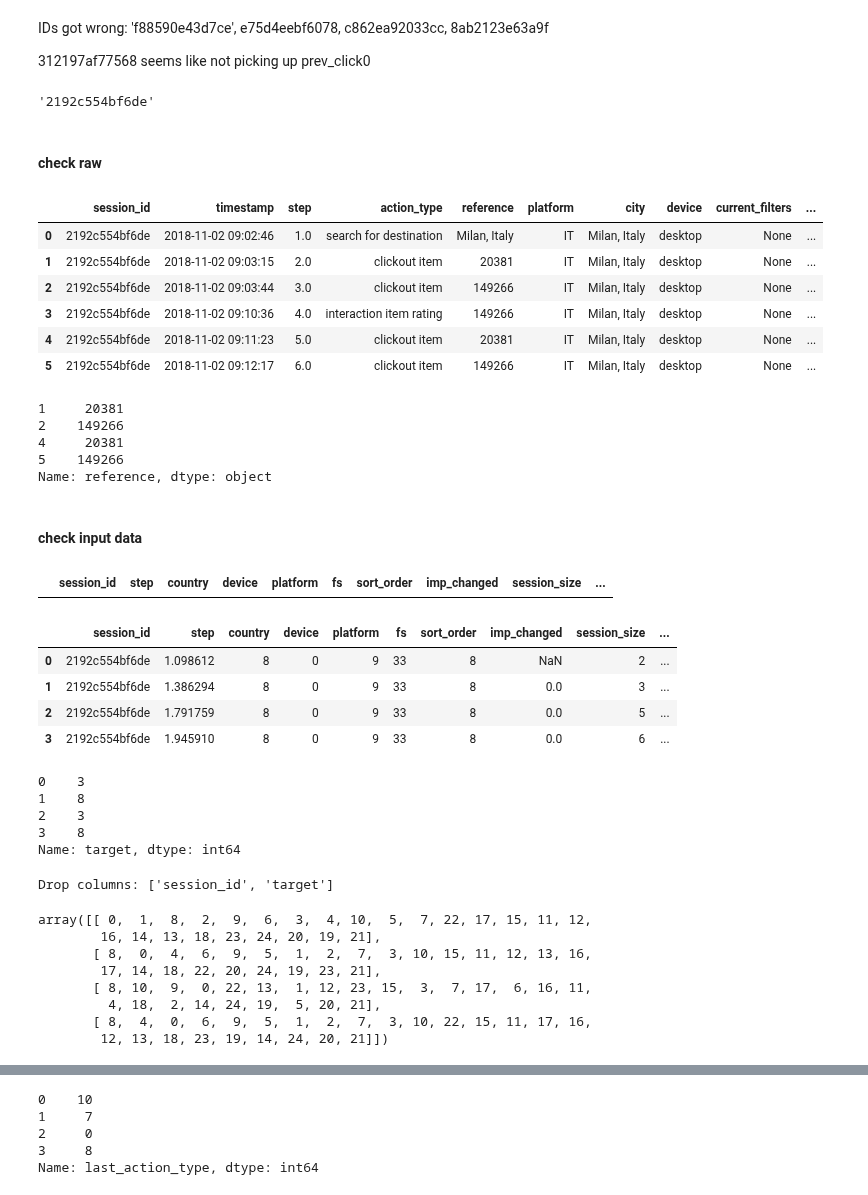
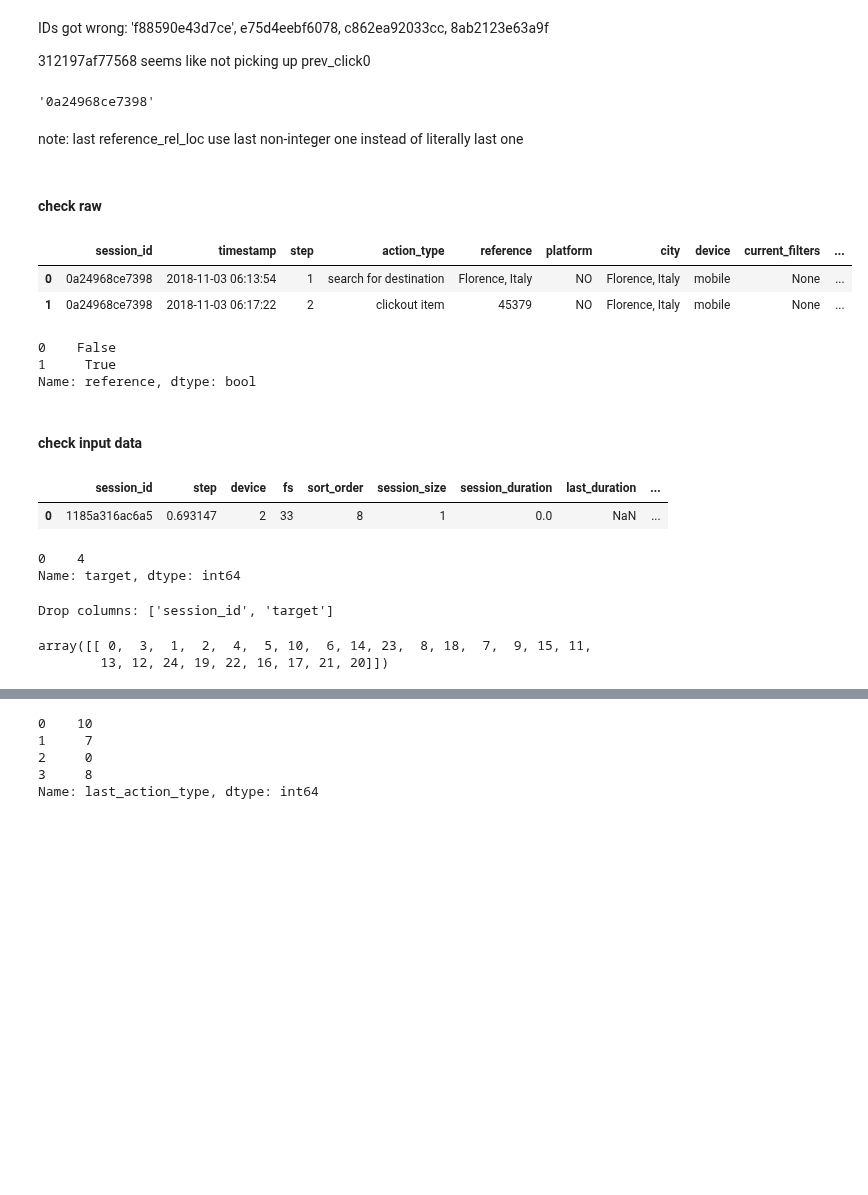
Before and after one commit to samshipengs/naps, a Jupyter notebook: lgb_model_checking.ipynb, the cells around one changed output, grey strips where cells are left out. Drawn from its saved outputs; the diff is of its cells as text; code cells hidden in the pictures; blank space fills up the shorter version.

```diff
--- a/lgb_model_checking.ipynb
+++ b/lgb_model_checking.ipynb
@@ -250,10 +232,12 @@ IDs got wrong: 'f88590e43d7ce', e75d4eebf6078, c862ea92033cc, 8ab2123e63a9f
 312197af77568 seems like not picking up prev_click0
 # %%
 rid = np.random.choice(train_ids, 1)[0]
-rid = '2192c554bf6de'    # 5fdd2d5448384, 92423d4a7ddf0
+# rid = '2192c554bf6de'    # 5fdd2d5448384, 92423d4a7ddf0
 rid
 # %% [output]
-'2192c554bf6de'
+'0a24968ce7398'
+# %% [markdown]
+note: last reference_rel_loc use last non-integer one instead of literally last one
 # %% [markdown]
 #### check raw
 # %%
@@ -262,12 +246,8 @@ rid
 # %%
 clean_demo, answer = display_clean(rid, show_answer=True)
 assign_ratio(clean_demo)
-clean_demo
+clean_demo.style.apply(lambda x: ['background: lightblue' if x.action_type == 'clickout item' else '' for i in x], axis=1)
 # %% [output]
 |  | session_id | timestamp | step | action_type | reference | platform | city | device | current_filters | ... |
-| 0 | 2192c554bf6de | 2018-11-02 09:02:46 | 1.0 | search for destination | Milan, Italy | IT | Milan, Italy | desktop | None | ... |
-| 1 | 2192c554bf6de | 2018-11-02 09:03:15 | 2.0 | clickout item | 20381 | IT | Milan, Italy | desktop | None | ... |
-| 2 | 2192c554bf6de | 2018-11-02 09:03:44 | 3.0 | clickout item | 149266 | IT | Milan, Italy | desktop | None | ... |
-| 3 | 2192c554bf6de | 2018-11-02 09:10:36 | 4.0 | interaction item rating | 149266 | IT | Milan, Italy | desktop | None | ... |
-| 4 | 2192c554bf6de | 2018-11-02 09:11:23 | 5.0 | clickout item | 20381 | IT | Milan, Italy | desktop | None | ... |
-| 5 | 2192c554bf6de | 2018-11-02 09:12:17 | 6.0 | clickout item | 149266 | IT | Milan, Italy | desktop | None | ... |
+| 0 | 0a24968ce7398 | 2018-11-03 06:13:54 | 1 | search for destination | Florence, Italy | NO | Florence, Italy | mobile | None | ... |
+| 1 | 0a24968ce7398 | 2018-11-03 06:17:22 | 2 | clickout item | 45379 | NO | Florence, Italy | mobile | None | ... |
@@ -292,32 +254,22 @@ clean_demo
-# %%
-answer
-# %% [output]
-1     20381
-2    149266
-4     20381
-5    149266
-Name: reference, dtype: object
+# %%
+clean_demo.reference.str.contains(r'^\d+$')
+# %% [output]
+0    False
+1     True
+Name: reference, dtype: bool
 # %% [markdown]
 #### check input data
 # %%
-input_demo, targets = display_input(train_inputs, rid)
-input_demo
+# input_demo, targets = display_input(train_inputs, rid)
+# input_demo
-# %% [output]
-|  | session_id | step | country | device | platform | fs | sort_order | imp_changed | session_size | ... |
 # %%
 input_demo, targets = display_input(train_dir_inputs, rid)
 input_demo
 # %% [output]
-|  | session_id | step | country | device | platform | fs | sort_order | imp_changed | session_size | ... |
-| 0 | 2192c554bf6de | 1.098612 | 8 | 0 | 9 | 33 | 8 | NaN | 2 | ... |
-| 1 | 2192c554bf6de | 1.386294 | 8 | 0 | 9 | 33 | 8 | 0.0 | 3 | ... |
-| 2 | 2192c554bf6de | 1.791759 | 8 | 0 | 9 | 33 | 8 | 0.0 | 5 | ... |
-| 3 | 2192c554bf6de | 1.945910 | 8 | 0 | 9 | 33 | 8 | 0.0 | 6 | ... |
+|  | session_id | step | device | fs | sort_order | session_size | session_duration | last_duration | ... |
+| 0 | 1185a316ac6a5 | 0.693147 | 2 | 33 | 8 | 1 | 0.0 | NaN | ... |
 # %%
 targets
 # %% [output]
-0    3
-1    8
-2    3
-3    8
+0    4
 Name: target, dtype: int64
@@ -328,12 +282,6 @@ pred_label, trn_pred = display_prediction(input_demo)
 pred_label
 # %% [output]
 Drop columns: ['session_id', 'target']
-array([[ 0,  1,  8,  2,  9,  6,  3,  4, 10,  5,  7, 22, 17, 15, 11, 12,
-        16, 14, 13, 18, 23, 24, 20, 19, 21],
-       [ 8,  0,  4,  6,  9,  5,  1,  2,  7,  3, 10, 15, 11, 12, 13, 16,
-        17, 14, 18, 22, 20, 24, 19, 23, 21],
-       [ 8, 10,  9,  0, 22, 13,  1, 12, 23, 15,  3,  7, 17,  6, 16, 11,
-         4, 18,  2, 14, 24, 19,  5, 20, 21],
-       [ 8,  4,  0,  6,  9,  5,  1,  2,  7,  3, 10, 22, 15, 11, 17, 16,
-        12, 13, 18, 23, 19, 14, 24, 20, 21]])
+array([[ 0,  3,  1,  2,  4,  5, 10,  6, 14, 23,  8, 18,  7,  9, 15, 11,
+        13, 12, 24, 19, 22, 16, 17, 21, 20]])
 # %%
```
Also changed, not shown: parts of 16 cells of this notebook, 9 other files.
